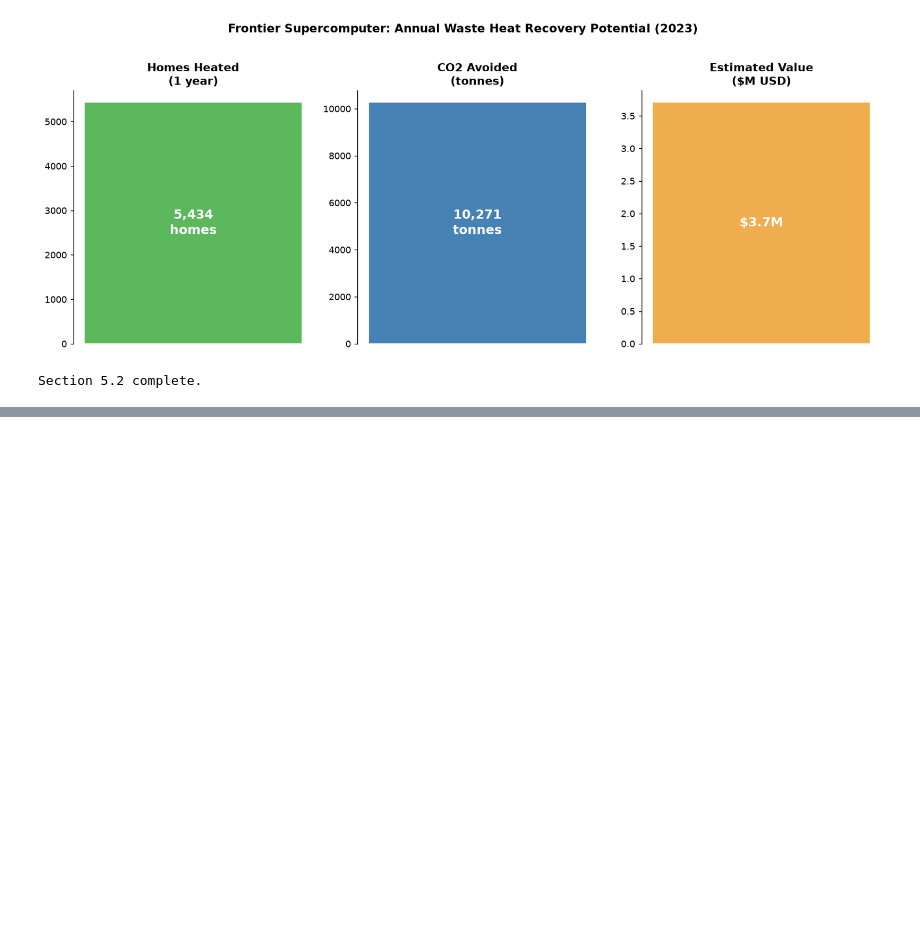
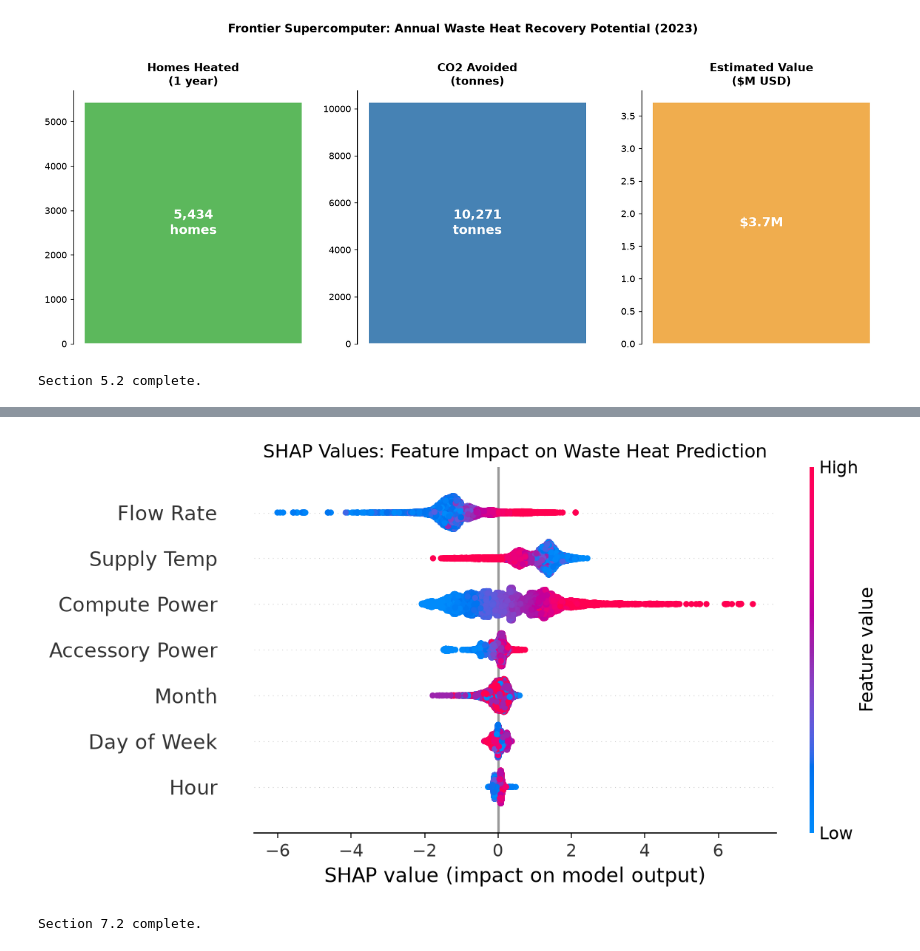
Before and after one commit to Data-Laur/thermal-intelligence-hpc, a Jupyter notebook: data/thermal_intelligence.ipynb, the cells around one changed output, grey strips where cells are left out. Drawn from its saved outputs; the diff is of its cells as text; code cells hidden in the pictures; blank space fills up the shorter version.

```diff
--- a/data/thermal_intelligence.ipynb
+++ b/data/thermal_intelligence.ipynb
@@ -863,0 +1083,30 @@ Section 5.2 complete.
+# %%
+# Section 7: Predictive Model
+# 7.2 SHAP values -- what drives XGBoost predictions
+
+import shap
+import matplotlib
+matplotlib.use('Agg')
+import matplotlib.pyplot as plt
+from IPython.display import display, Image
+
+# Compute SHAP values on test set
+explainer = shap.TreeExplainer(xgb_model)
+shap_values = explainer.shap_values(X_test)
+
+# Summary plot (beeswarm)
+shap.summary_plot(shap_values, X_test,
+                  feature_names=['Compute Power', 'Accessory Power',
+                                 'Supply Temp', 'Flow Rate',
+                                 'Month', 'Hour', 'Day of Week'],
+                  show=False)
+plt.title('SHAP Values: Feature Impact on Waste Heat Prediction', fontsize=12)
+plt.tight_layout()
+plt.savefig('figures/15_shap_values.png', dpi=150, bbox_inches='tight')
+plt.close()
+
+display(Image('figures/15_shap_values.png'))
+print("Section 7.2 complete.")
+# %% [output]
+[figure, added]
+Section 7.2 complete.
```
Also changed, not shown: parts of 7 cells of this notebook, 3 other files.
